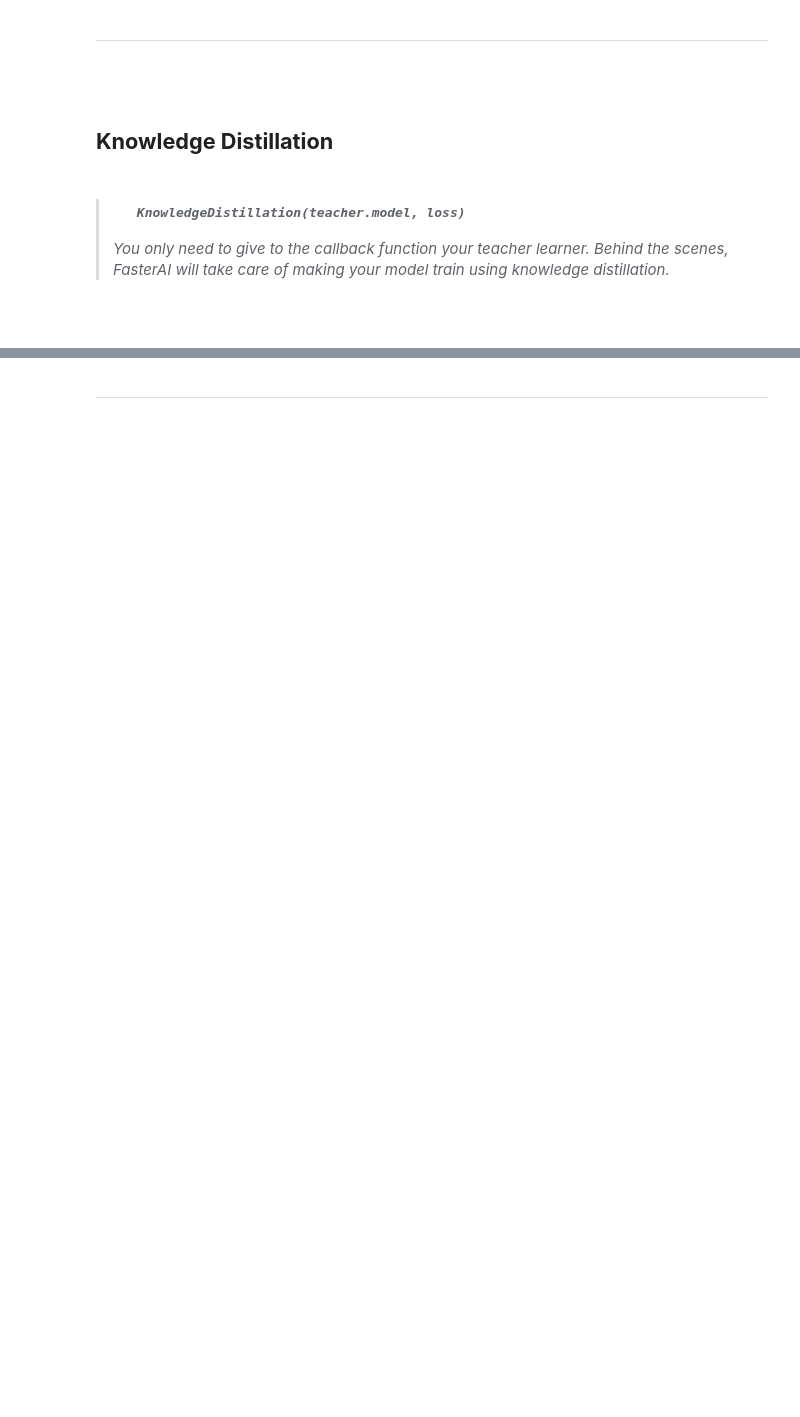
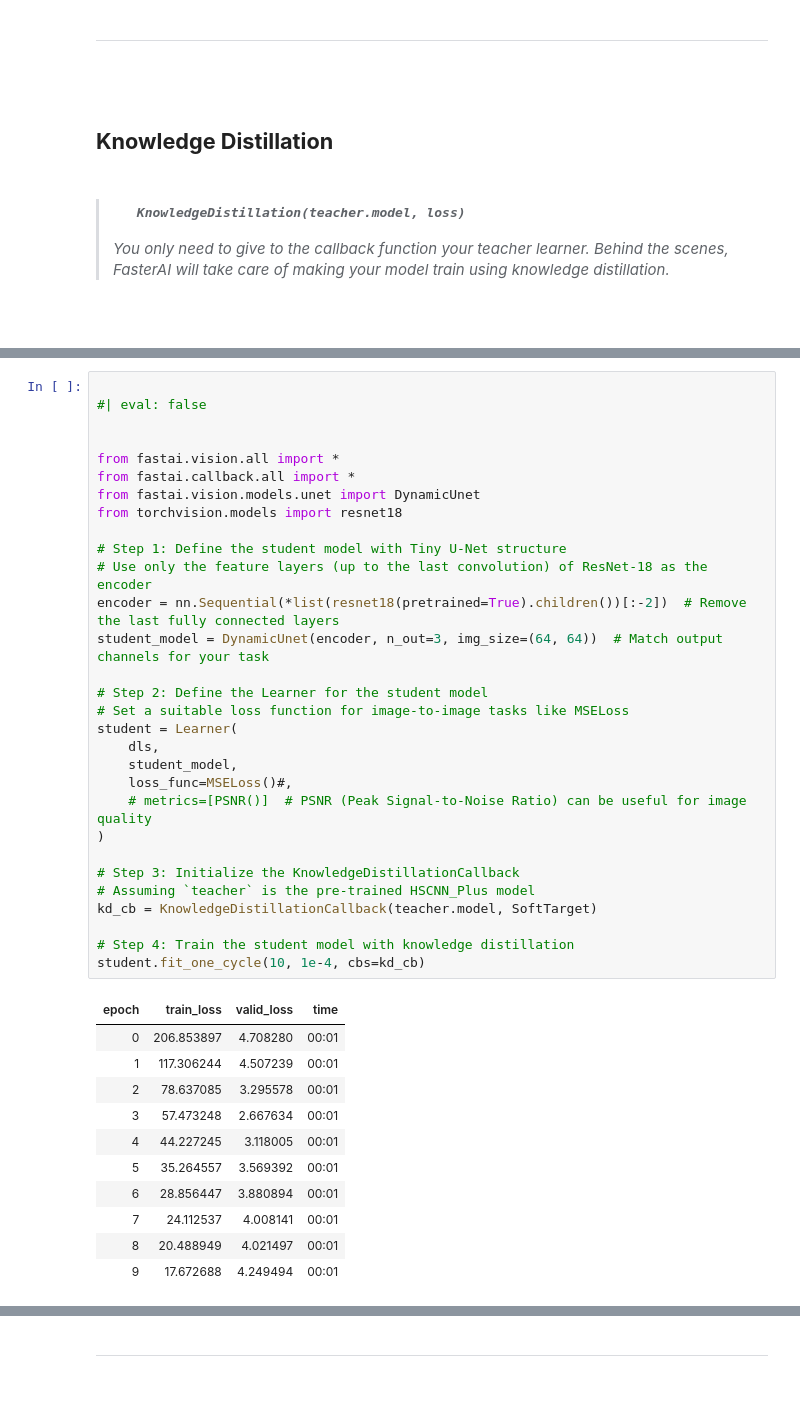
Before and after one commit to ninjalabo/hsicomp, a Jupyter notebook: nbs/ARAD1K_HSCNN_Compression.ipynb, the cells around one changed output, grey strips where cells are left out. Saved outputs shown, nothing was run; the diff lists cells and outputs as text; blank space fills up the shorter version.

```diff
--- a/nbs/ARAD1K_HSCNN_Compression.ipynb
+++ b/nbs/ARAD1K_HSCNN_Compression.ipynb
@@ -211,0 +351,42 @@ student.fit_one_cycle(10, 1e-4, cbs=kd_cb)
+# %%
+
+#| eval: false
+
+
+from fastai.vision.all import *
+from fastai.callback.all import *
+from fastai.vision.models.unet import DynamicUnet
+from torchvision.models import resnet18
+
+# Step 1: Define the student model with Tiny U-Net structure
+# Use only the feature layers (up to the last convolution) of ResNet-18 as the encoder
+encoder = nn.Sequential(*list(resnet18(pretrained=True).children())[:-2])  # Remove the last fully connected layers
+student_model = DynamicUnet(encoder, n_out=3, img_size=(64, 64))  # Match output channels for your task
+
+# Step 2: Define the Learner for the student model
+# Set a suitable loss function for image-to-image tasks like MSELoss
+student = Learner(
+    dls,
+    student_model,
+    loss_func=MSELoss()#,
+    # metrics=[PSNR()]  # PSNR (Peak Signal-to-Noise Ratio) can be useful for image quality
+)
+
+# Step 3: Initialize the KnowledgeDistillationCallback
+# Assuming `teacher` is the pre-trained HSCNN_Plus model
+kd_cb = KnowledgeDistillationCallback(teacher.model, SoftTarget)
+
+# Step 4: Train the student model with knowledge distillation
+student.fit_one_cycle(10, 1e-4, cbs=kd_cb)
+# %% [output]
+| epoch | train_loss | valid_loss | time |
+| 0 | 206.853897 | 4.708280 | 00:01 |
+| 1 | 117.306244 | 4.507239 | 00:01 |
+| 2 | 78.637085 | 3.295578 | 00:01 |
+| 3 | 57.473248 | 2.667634 | 00:01 |
+| 4 | 44.227245 | 3.118005 | 00:01 |
+| 5 | 35.264557 | 3.569392 | 00:01 |
+| 6 | 28.856447 | 3.880894 | 00:01 |
+| 7 | 24.112537 | 4.008141 | 00:01 |
+| 8 | 20.488949 | 4.021497 | 00:01 |
+| 9 | 17.672688 | 4.249494 | 00:01 |
```
Also changed, not shown: parts of 98 cells of this notebook, 1 other file.
